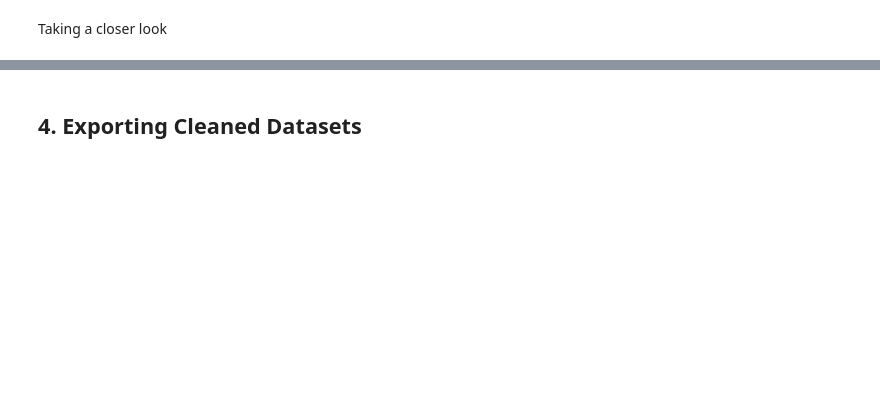
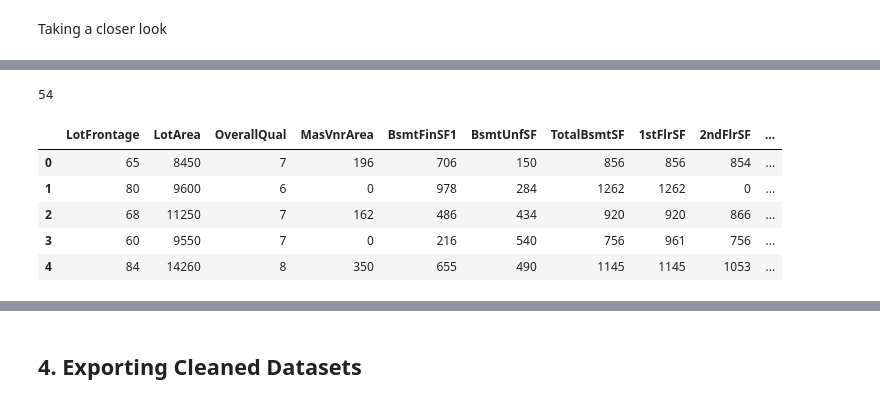
Before and after one commit to aditimayareddy/ameshousing, a Jupyter notebook: I. EDA & Cleaning.ipynb, the cells around one changed output, grey strips where cells are left out. Cells and saved outputs as stored; diff of their text form; code cells hidden in the pictures; blank space fills up the shorter version.

```diff
--- a/I. EDA & Cleaning.ipynb
+++ b/I. EDA & Cleaning.ipynb
@@ -838,0 +1310,25 @@ cols_to_drop = ['GarageArea']
+# %%
+#selecting categorical variables
+cat_var = train.select_dtypes('O').columns.tolist()
+# %%
+import statsmodels.api as sm
+from statsmodels.formula.api import ols
+
+def my_anova(catvar_list):
+    C_list = []
+    keep = []
+    for item in catvar_list:
+        temp_ = 'log_SalePrice ~ C(' + item + ')'
+        model = ols(temp_, data = train).fit()
+        anova_tbl = sm.stats.anova_lm(model, typ=2)
+        effect_size = anova_tbl['sum_sq'][0]/(anova_tbl['sum_sq'][0]+anova_tbl['sum_sq'][1])
+
+        p_val = round(anova_tbl['PR(>F)'][0], 5)
+        print('ANOVA p-val for classes of ' + item + ' is', p_val, ' and ', round(effect_size, 5))
+        if p_val <= 0.01:
+            keep.append(item)
+    return keep
+# %%
+print('Starting with ' + str(len(cat_var)) + ' categorical variables.')
+cat_var = my_anova(cat_var)
+print('Reducing to ' + str(len(cat_var)) + ' categorical variables.')
@@ -838,0 +1353,15 @@ cols_to_drop = ['GarageArea']
+# %%
+new_var_list = num_var + cat_var
+len(new_var_list)
+# %% [output]
+54
+# %%
+train = train[new_var_list]
+train.head()
+# %% [output]
+|  | LotFrontage | LotArea | OverallQual | MasVnrArea | BsmtFinSF1 | BsmtUnfSF | TotalBsmtSF | 1stFlrSF | 2ndFlrSF | ... |
+| 0 | 65 | 8450 | 7 | 196 | 706 | 150 | 856 | 856 | 854 | ... |
+| 1 | 80 | 9600 | 6 | 0 | 978 | 284 | 1262 | 1262 | 0 | ... |
+| 2 | 68 | 11250 | 7 | 162 | 486 | 434 | 920 | 920 | 866 | ... |
+| 3 | 60 | 9550 | 7 | 0 | 216 | 540 | 756 | 961 | 756 | ... |
+| 4 | 84 | 14260 | 8 | 350 | 655 | 490 | 1145 | 1145 | 1053 | ... |
```
Also changed, not shown: parts of 82 cells of this notebook, 4 other files.
